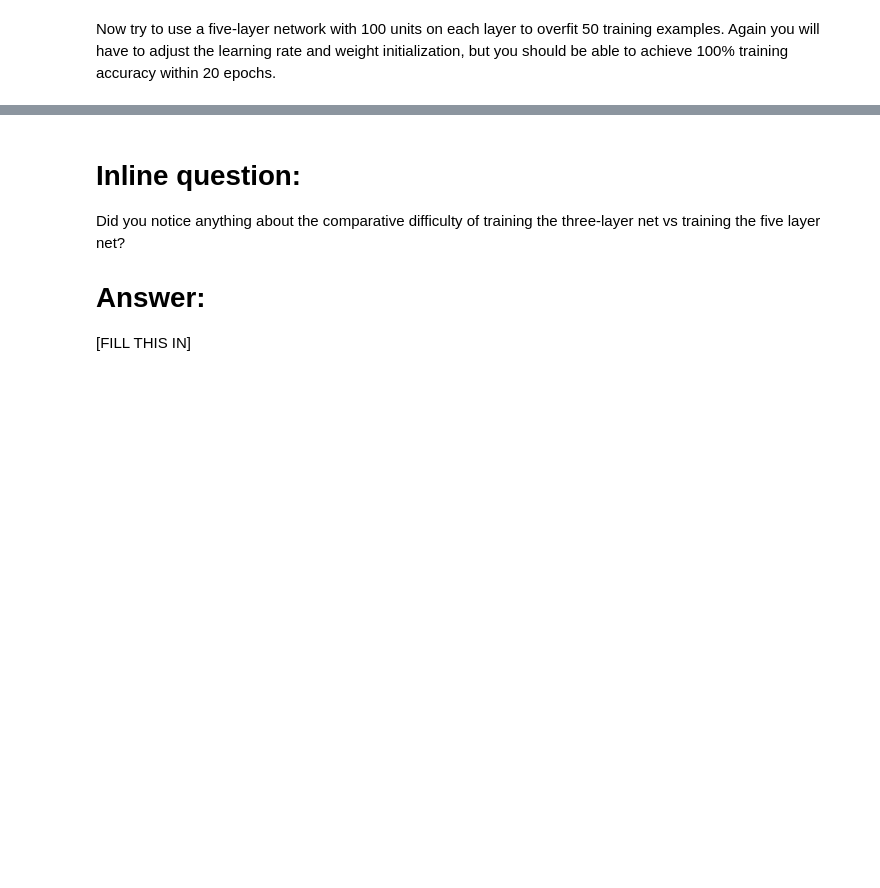
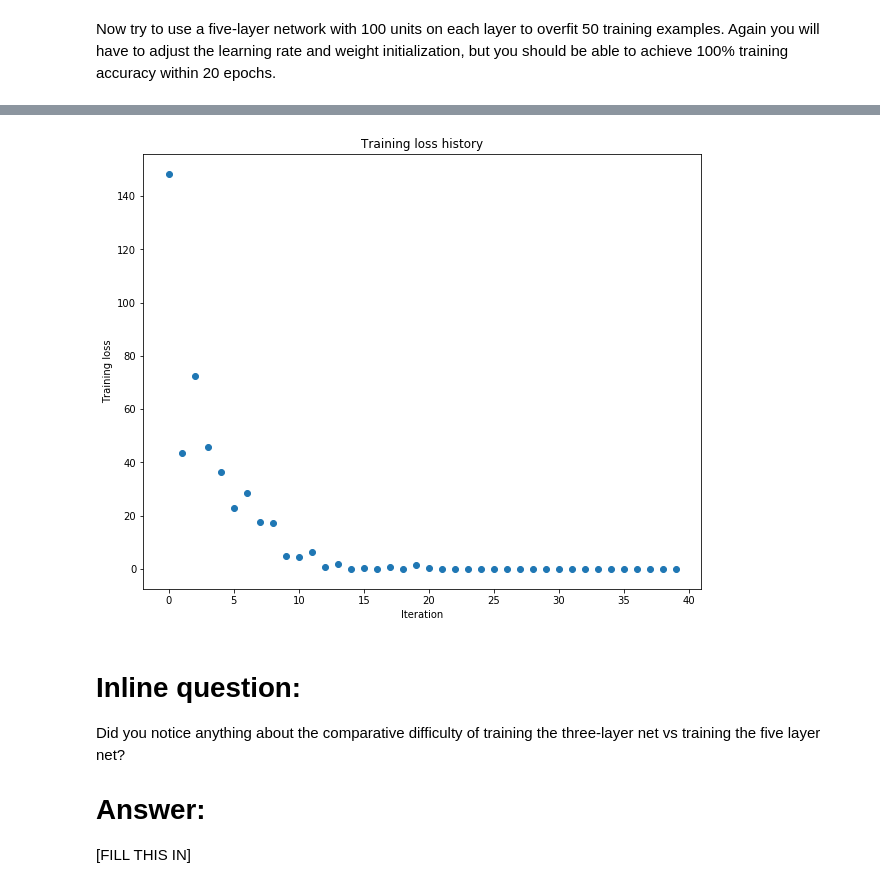
Before and after one commit to strategist922/cs231n, a Jupyter notebook: assignment2/FullyConnectedNets.ipynb, the cells around one changed output, grey strips where cells are left out. Drawn from its saved outputs; the diff is of its cells as text; code cells hidden in the pictures; blank space fills up the shorter version.

```diff
--- a/assignment2/FullyConnectedNets.ipynb
+++ b/assignment2/FullyConnectedNets.ipynb
@@ -414,8 +476,8 @@ small_data = {
   'y_val': data['y_val'],
 }
 
-learning_rate = 1e-3
-weight_scale = 1e-5
+learning_rate = 3e-4
+weight_scale = 1e-1
 model = FullyConnectedNet([100, 100, 100, 100],
                 weight_scale=weight_scale, dtype=np.float64)
 solver = Solver(model, small_data,
@@ -432,3 +494,4 @@ plt.title('Training loss history')
 plt.xlabel('Iteration')
 plt.ylabel('Training loss')
 plt.show()
+# %% [output]
@@ -435,3 +515,4 @@ plt.show()
+[figure, added]
 # %% [markdown]
 # Inline question:
 Did you notice anything about the comparative difficulty of training the three-layer net vs training the five layer net?
```
Also changed, not shown: parts of 9 cells of this notebook, 4 other files.
